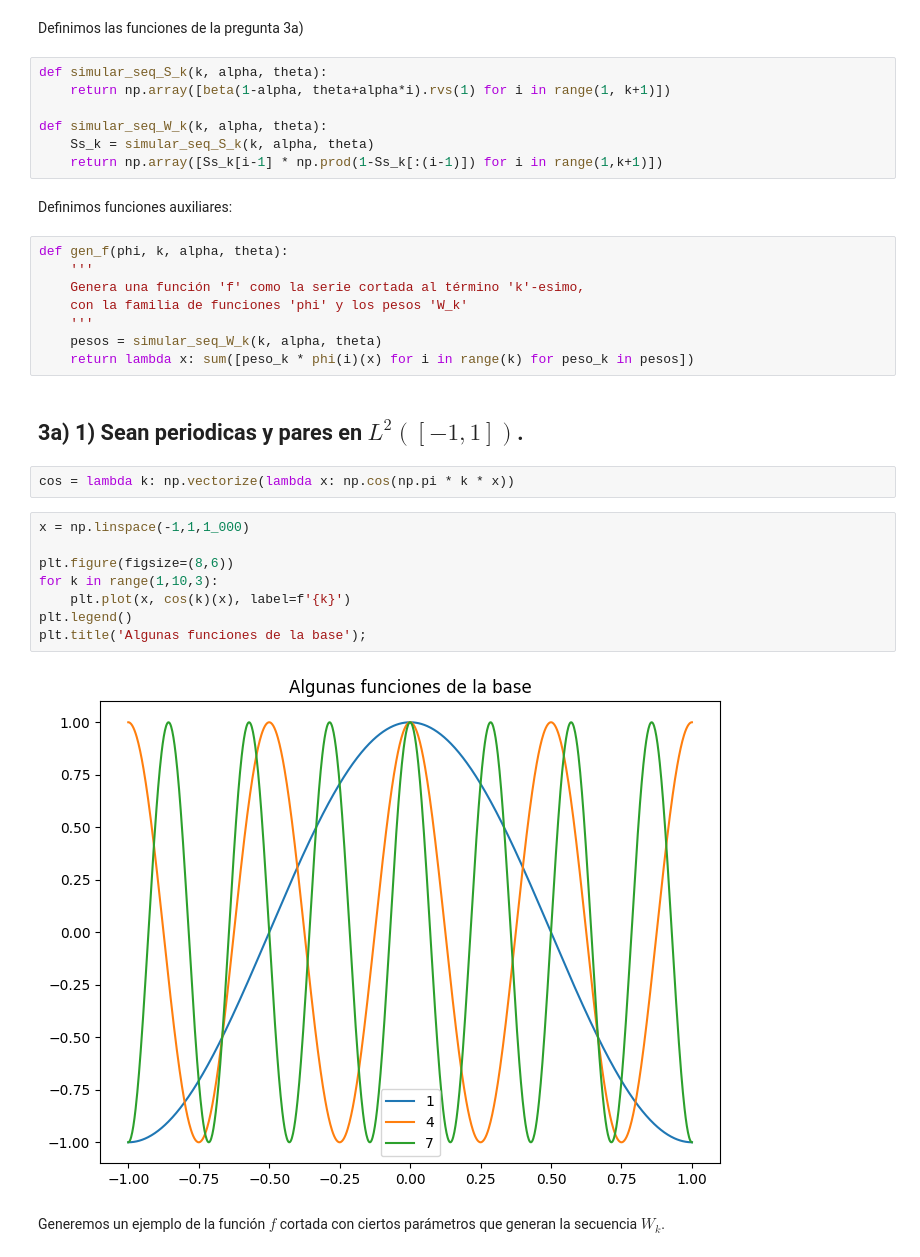
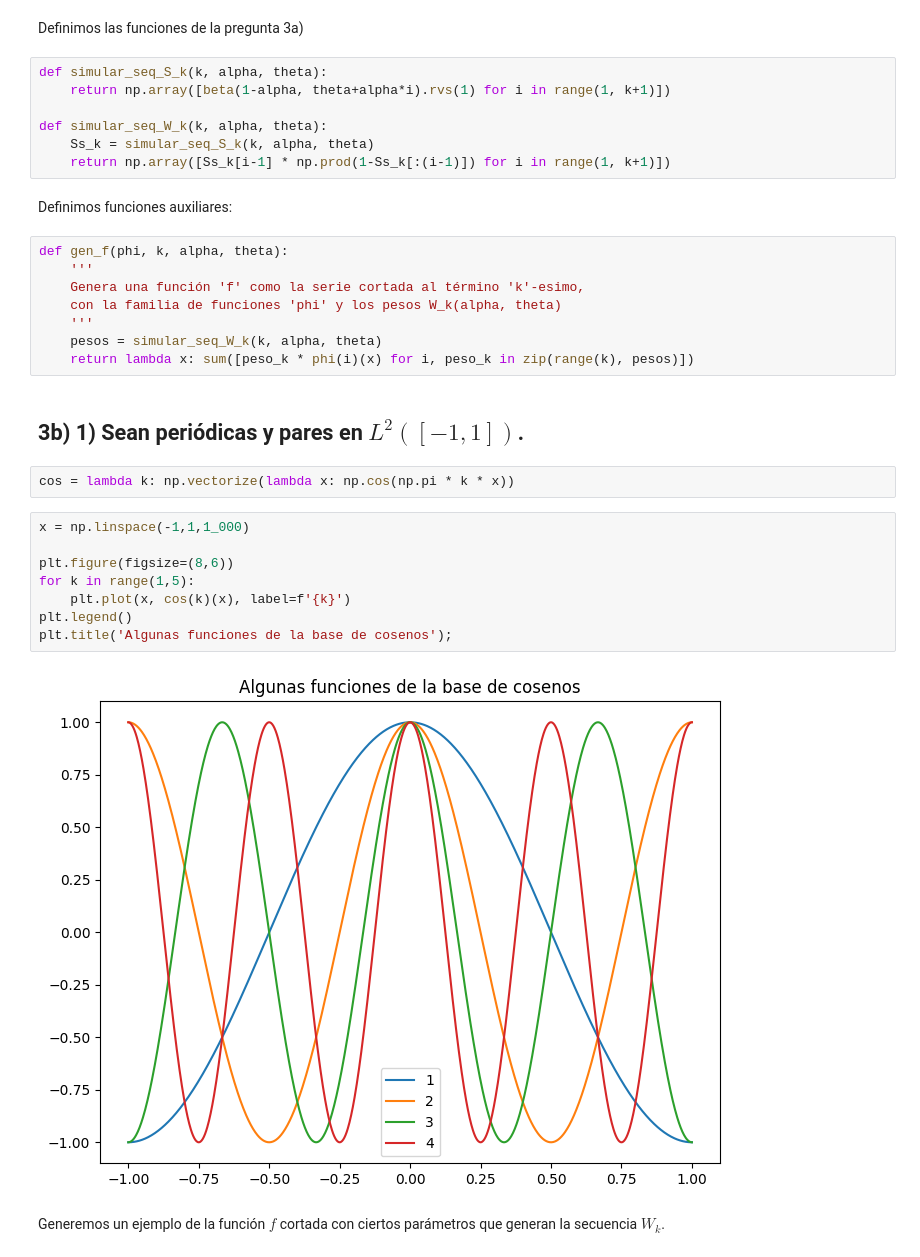
Before and after one commit to AlejandroVillazonG/MAT468, a Jupyter notebook: certamen/P3/P3_b.ipynb, the cells around one changed output. Drawn from its saved outputs; the diff is of its cells as text.

```diff
--- a/certamen/P3/P3_b.ipynb
+++ b/certamen/P3/P3_b.ipynb
@@ -21,31 +21,31 @@ def simular_seq_S_k(k, alpha, theta):
 
 def simular_seq_W_k(k, alpha, theta):
     Ss_k = simular_seq_S_k(k, alpha, theta)
-    return np.array([Ss_k[i-1] * np.prod(1-Ss_k[:(i-1)]) for i in range(1,k+1)])
+    return np.array([Ss_k[i-1] * np.prod(1-Ss_k[:(i-1)]) for i in range(1, k+1)])
 # %% [markdown]
 Definimos funciones auxiliares:
 # %%
 def gen_f(phi, k, alpha, theta):
     '''
     Genera una función 'f' como la serie cortada al término 'k'-esimo,
-    con la familia de funciones 'phi' y los pesos 'W_k'
+    con la familia de funciones 'phi' y los pesos W_k(alpha, theta)
     '''
     pesos = simular_seq_W_k(k, alpha, theta)
-    return lambda x: sum([peso_k * phi(i)(x) for i in range(k) for peso_k in pesos])
+    return lambda x: sum([peso_k * phi(i)(x) for i, peso_k in zip(range(k), pesos)])
 # %% [markdown]
-## 3a) 1) Sean periodicas y pares en $L^2([−1,1])$.
+## 3b) 1) Sean periódicas y pares en $L^2([−1,1])$.
 # %%
 cos = lambda k: np.vectorize(lambda x: np.cos(np.pi * k * x))
 # %%
 x = np.linspace(-1,1,1_000)
 
 plt.figure(figsize=(8,6))
-for k in range(1,10,3):
+for k in range(1,5):
     plt.plot(x, cos(k)(x), label=f'{k}')
 plt.legend()
-plt.title('Algunas funciones de la base');
+plt.title('Algunas funciones de la base de cosenos');
 # %% [output]
-[figure, old version]
+[figure, new version]
 # %% [markdown]
 Generemos un ejemplo de la función $f$ cortada con ciertos parámetros que generan la secuencia $W_k$.
 # %%
```
Also changed, not shown: parts of 14 cells of this notebook.
